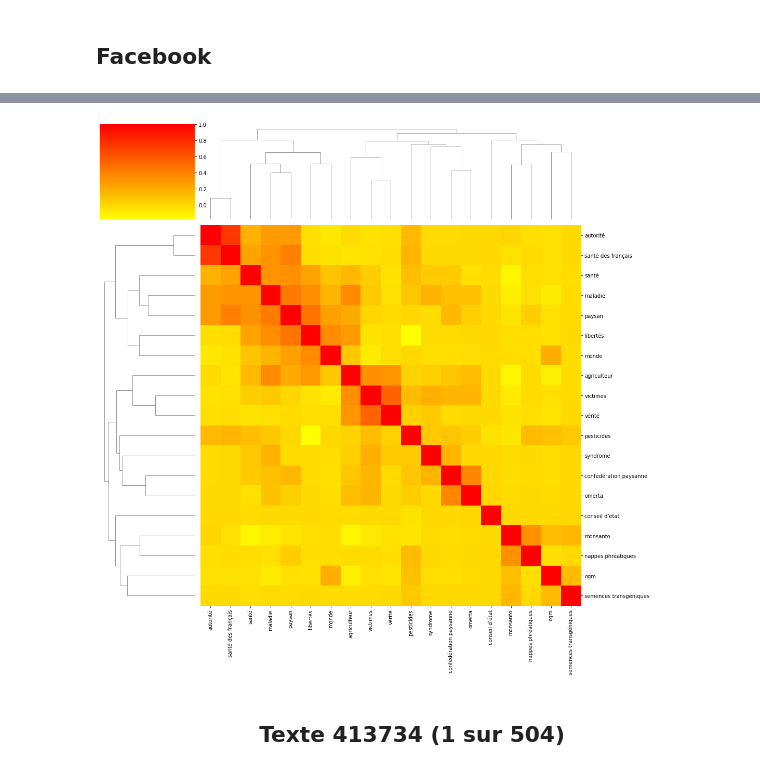
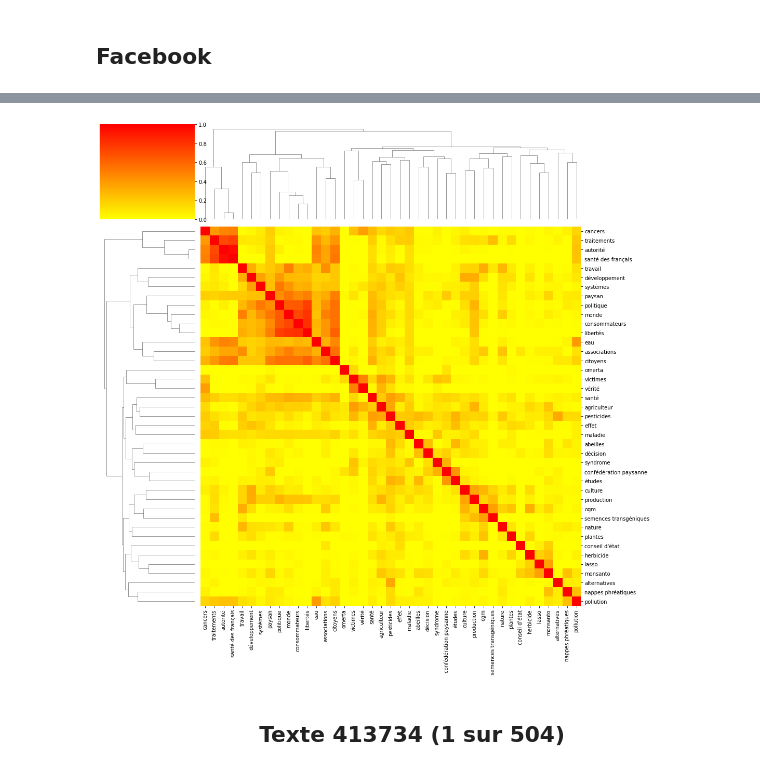
Before and after one commit to jphcoi/MADM, a Jupyter notebook: analyse_text.ipynb, the cells around one changed output, grey strips where cells are left out. Saved outputs shown, nothing was run; the diff lists cells and outputs as text; code cells hidden in the pictures.

Commit message:
add a function to compute the cosine similarity between terms (in terms of doc freq

```diff
--- a/analyse_text.ipynb
+++ b/analyse_text.ipynb
@@ -18,13 +18,18 @@ import re
 ## Analyse des segments
 # %%
 aymeric =  "/home/aymeric/python-scripts/anses_medialab/datas/" #aymeric
-jp = 'd:/Projects/Medialab/Anses/' # Jean Philippe
+jp = '~/Dropbox/Mac/Desktop/CRD Anses/all3/' # Jean Philippe
 
 
 path_base = aymeric
+path_base = jp
+
+
 file_segmentation = f"{path_base}segmentation_common_freq.csv"
 
 index=f"{path_base}index_alldefault_nameexhaustive_aymeric.csv"
+index='/Users/jpcointet/Dropbox/Mac/Desktop/CRD Anses/code/indexation_results/index_alldefault_nameexhaustive_aymeric.csv'
+
 
 all_corpus = f"{path_base}all_corpus_seg_with_sdhi_PI.csv"
 
@@ -35,7 +40,7 @@ text_qualification = f"{path_base}text_qualification.csv"
 data_file = path_base+'fb_tw_med_data.csv.gz'#,line_terminator='\n',index=False)
 # %%
 list_base = ["index", "all_corpus", "text_qualification"]
-which_base = list_base[2]
+which_base = list_base[0]
 # %%
 dfseg0 = pd.read_csv(file_segmentation, sep = "\t")
 if which_base == "all_corpus":
@@ -109,10 +110,10 @@ def filter_data(data, domain, segment):
     df1.loc[df1["term"].isin(specific_terms) == True, "in_top20_term"] = 1
     df1.loc[df1["term"].isin(specific_terms) == False, "in_top20_term"] = 0
     # Step: Change data type of Subject to String/Text
-    df1['Subject'] = df1['Subject'].astype('string')
+    #df1['Subject'] = df1['Subject'].astype('string')
 
     # Step: Keep rows where Subject is missing
-    df1 = df1.loc[df1['Subject'].isna()]
+    #df1 = df1.loc[df1['Subject'].isna()]
 
     df2 = df1.drop_duplicates(subset = ["doc_id", "term"]).groupby(['doc_id', 'source', "date"]).agg(sum_of_top20_term =('in_top20_term', 'sum')).reset_index()
 
@@ -158,2 +165,9 @@ df1
 # %%
-df11
+df11 = df1.groupby(['term', 'doc_id']).agg(count_doc = ("doc_id", "count")).reset_index()
+
+freq_words=df11.groupby('term')['count_doc'].sum().reset_index().sort_values(by='count_doc', ascending=False)
+top50 = freq_words.term[:30].values
+
+df11=df11.merge(df1[['term','in_top20_term']],on='term')
+#df11 = df1.loc[df1["in_top20_term"] ==  1]
+df11=df11[(df11['term'].isin(top50)) | (df11["in_top20_term"] ==  1)]
@@ -204,22 +246,22 @@ df11
 # %%
 from matplotlib import pyplot as plt
 
 
 cmap_reversed = plt.cm.get_cmap('autumn_r')
 #sns.clustermap(rho_terms)
-ax=sns.clustermap(rho_terms,figsize=(15,15), cmap = cmap_reversed)#,labels=range(14))
+ax=sns.clustermap(similarity,figsize=(15,15), cmap = cmap_reversed)#,labels=range(14))
 new_labels=[]
-labels_list=list(t.columns)
+labels_list=list(spec_words)
 for l in ax.ax_heatmap.axes.get_xticklabels():
     l.set_text(labels_list[int(l.get_text())])
     new_labels.append(l)
 ax.ax_heatmap.axes.set_yticklabels(new_labels,rotation=0)
 ax.ax_heatmap.axes.set_xticklabels(new_labels,rotation = 90)
 #ax.setp(g.ax_heatmap.get_yticklabels(), rotation=0)
 #ax.set_xticklabels(ax.get_xticklabels(),rotation = 30)
 plt.tight_layout()
 # %% [output]
-[figure, old version]
+[figure, new version]
 # %%
 nombre_texts = len(df3["text"])
 start_segment = df1["start_segment"].iloc[1]#.strftime("%Y-%m-%d")
```
Also changed, not shown: parts of 7 cells of this notebook.
